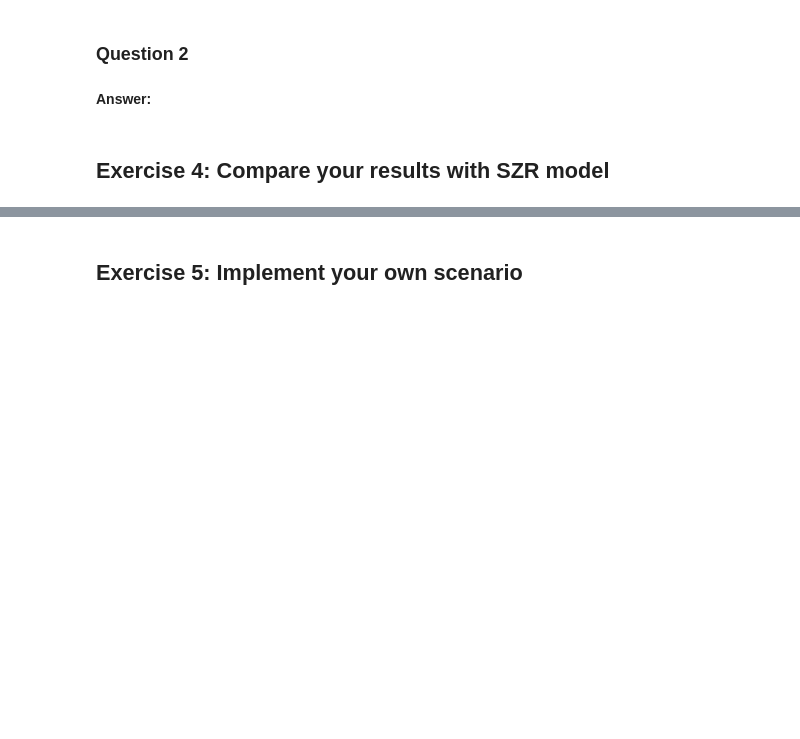
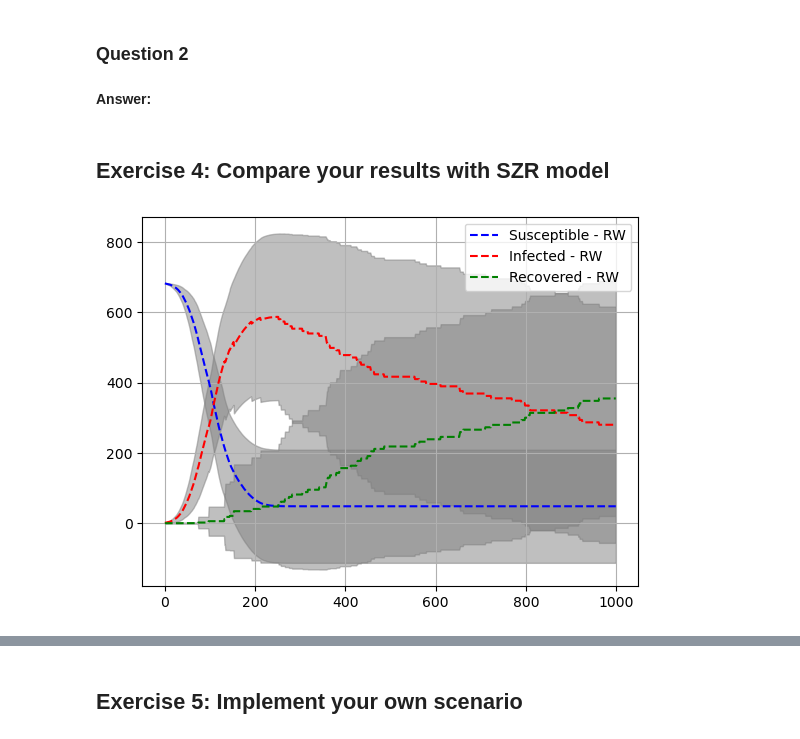
Before and after one commit to MOD510-2023/Project-4, a Jupyter notebook: project4.ipynb, the cells around one changed output, grey strips where cells are left out. Cells and saved outputs as stored; diff of their text form; code cells hidden in the pictures; blank space fills up the shorter version.

```diff
--- a/project4.ipynb
+++ b/project4.ipynb
@@ -68,7 +68,6 @@ class RandomWalkEpidemicSimulator:
     """
     def __init__(self,
                  population_size,
-                 #no_init_infected=1,
                  no_initially_infected=1,
                  nx=50,
                  ny=50,
@@ -82,7 +81,7 @@ class RandomWalkEpidemicSimulator:
         :param ny: The number of lattice nodes in the y-direction.
         :param q: The probability of infection (0 <= q <= 1).
         :param p: The probability of death (0 <= p <= 1).
-        :gameshow: It enables/disables the graph with the walkers.
+        :gameshow: It enables/disables the graph of the walkers.
         """
         self.N_ = population_size
         self.Z0_= no_initially_infected # No. of Zombies that are starting
@@ -161,7 +160,6 @@ class RandomWalkEpidemicSimulator:
 
         no_infected = len(I_coord)
         for infected_idx in range(no_infected):
-            "loop"
             for walker_idx in range(self.N_):
                 walker_is_susceptible = (self.State_[walker_idx] == DiseaseState.HUMAN.value)
                 infected_at_same_location = np.all(I_coord[infected_idx] == self.Walkers_[walker_idx])
@@ -195,7 +193,7 @@ class RandomWalkEpidemicSimulator:
 
         # Find the index of the Zombies
         # Loop through it
-        zombies_idx = self.State_[self.State_ == DiseaseState.ZOMBIE.value]
+        zombies_idx = np.where(self.State_ == DiseaseState.ZOMBIE.value)
         for idx in zombies_idx: # loop over all zombies
                 p = np.random.uniform(0, 1)
                 if p < self.death_probability_:
@@ -457,3 +410,35 @@ Recovered: 1
 **Answer:**
 # %% [markdown]
 ## Exercise 4: Compare your results with SZR model
+# %%
+def plot_humans_zombies_deads(record_humans, record_zombies, record_deads):
+    hx = np.arange(np.shape(record_humans)[1])
+    hmean = np.mean(record_humans, 0) # Mean
+    hstd = np.std(record_humans, 0) # Standard Deviation
+
+    zx = np.arange(np.shape(record_zombies)[1])
+    zmean = np.mean(record_zombies, 0) # Mean
+    zstd = np.std(record_zombies, 0) # Standard Deviation
+
+    rx = np.arange(np.shape(record_deads)[1])
+    rmean = np.mean(record_deads, 0) # Mean
+    rstd = np.std(record_deads, 0) # Standard Deviation
+
+    plt.title(f"")
+
+    plt.plot(hx, hmean, color = "blue", linestyle = "--", label = "Susceptible - RW") # plot the mean
+    plt.fill_between(hx, hmean - hstd, hmean + hstd, color='grey', alpha=0.5)
+
+    plt.plot(zx, zmean, color = "red", linestyle = "--", label = "Infected - RW") # plot the mean
+    plt.fill_between(zx, zmean - zstd, zmean + zstd, color='grey', alpha=0.5)
+
+    plt.plot(rx, rmean, color = "green", linestyle = "--", label = "Recovered - RW") # plot the mean
+    plt.fill_between(rx, rmean - rstd, rmean + rstd, color='grey', alpha=0.5)
+# %%
+h4, z4, r4 = record_humans_zombies_deads(100, 1000, 1, 0.001)
+# %%
+plot_humans_zombies_deads(h4, z4, r4)
+plt.legend()
+plt.grid()
+# %% [output]
+[figure, added]
```
Also changed, not shown: parts of 19 cells of this notebook.
